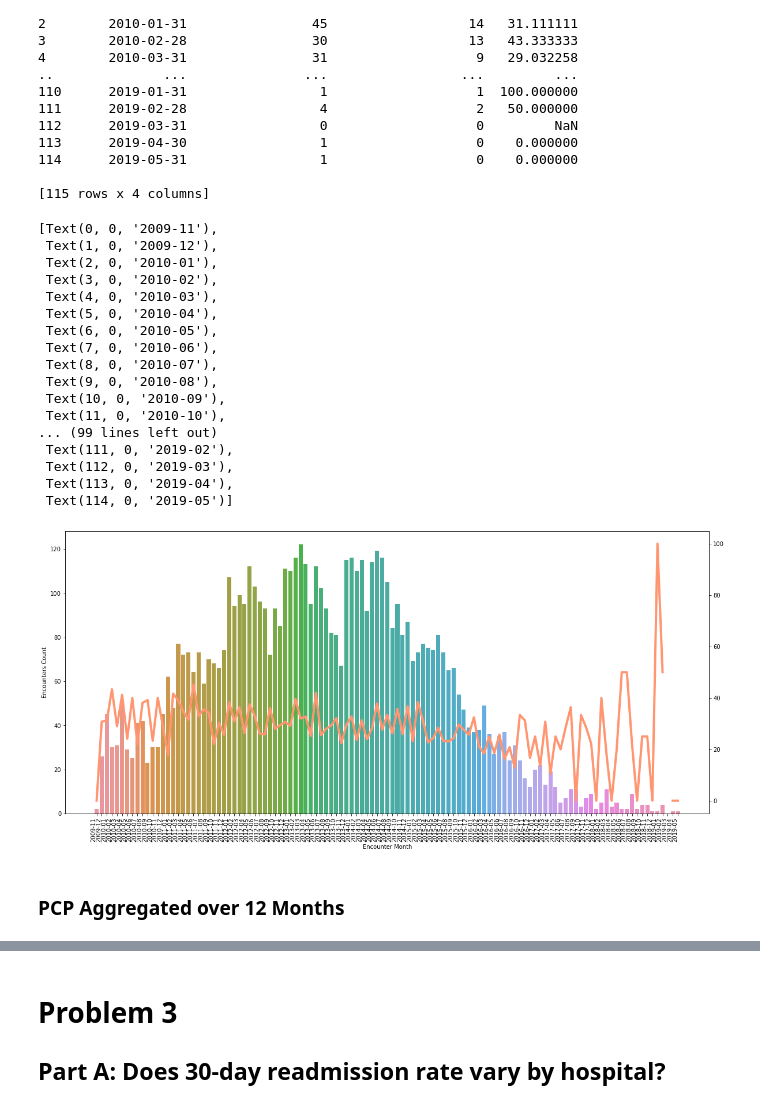
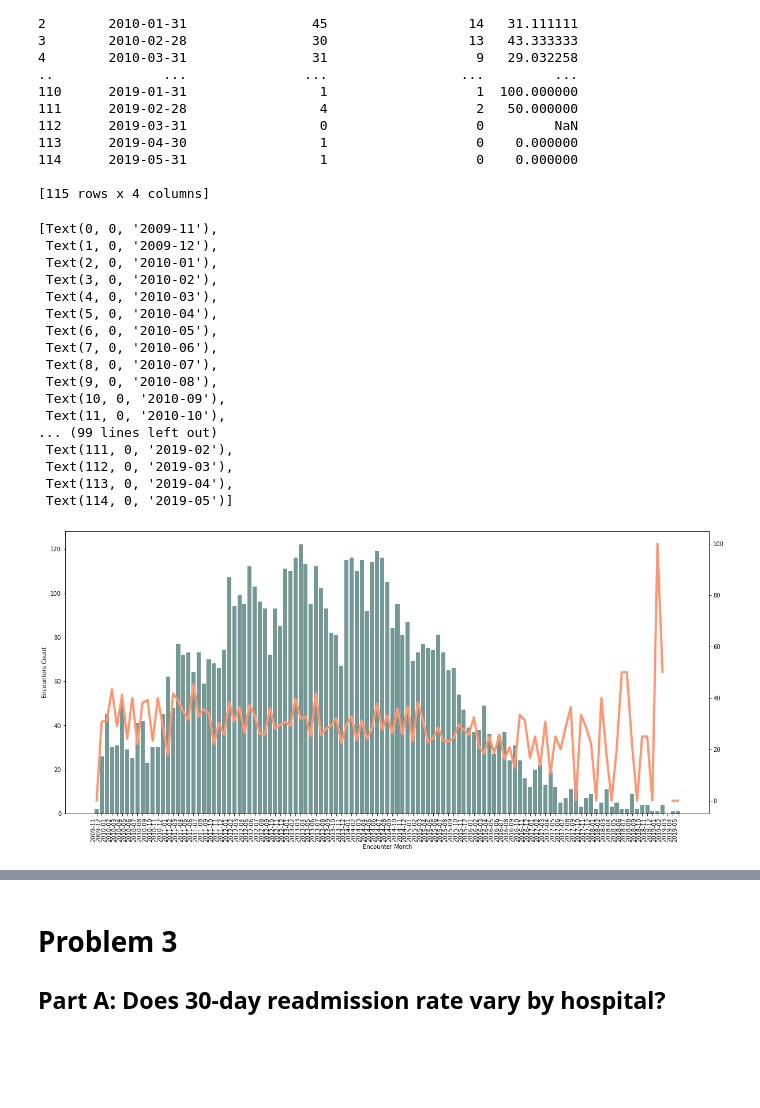
Before and after one commit to jrioross/ursa_health_hospital_readmissions, a Jupyter notebook: ursa_health.ipynb, the cells around one changed output, grey strips where cells are left out. Cells and saved outputs as stored; diff of their text form; code cells hidden in the pictures; blank space fills up the shorter version.

```diff
--- a/ursa_health.ipynb
+++ b/ursa_health.ipynb
@@ -63,7 +65,7 @@ members['Empirically Attributed PCP Group Provider NPI'] = (members['Empirically
 admissions['Encounter Start Date'] = pd.to_datetime(admissions['Encounter Start Date'], format='%Y-%m-%d')
 admissions['Encounter End Date'] = pd.to_datetime(admissions['Encounter End Date'], format='%Y-%m-%d')
 admissions['Facility Provider NPI'] = (admissions['Facility Provider NPI'].astype("string")
-                                       #.str.replace(".0","")
+                                       .str.replace("\.0","")
                                        .astype("category"))
 admissions['Attending Provider NPI'] = (admissions['Attending Provider NPI'].astype("string")
                                         .str.replace("\.0","")
@@ -346,39 +364,37 @@ ax1 = sns.barplot(x = "Encounter Month",
                   y = "Encounters Count",
                   data = monthly_u7_rates,
                   estimator = sum,
-               #   color = '#0e5d59',
+                  color = '#0e5d59',
+                  alpha = 0.6,
                   saturation = 0.75,
-               #   palette = p1,
+                  #palette = p1,
                   ci = None,
                   ax=ax1)
 
 ax2 = ax1.twinx()
 
 ax2.plot(ax1.get_xticks(), monthly_u7_rates['u7d_rate'], c = '#ff9671', linewidth = 4)
 
-
 x_dates = monthly_u7_rates['Encounter Month'].dt.strftime('%Y-%m').sort_values()
 ax1.set_xticklabels(labels=x_dates, rotation=90, ha='right')
-#ax1.xaxis.set_major_locator(mdates.MonthLocator(interval=3))
+#ax1.xaxis.set_major_locator(mdates.MonthLocator(interval=6))
 #ax1.xaxis.set_minor_locator(mdates.MonthLocator(interval = 1))
 # %% [output]
 [Text(0, 0, '2009-11'),
  Text(1, 0, '2009-12'),
  Text(2, 0, '2010-01'),
  Text(3, 0, '2010-02'),
  Text(4, 0, '2010-03'),
  Text(5, 0, '2010-04'),
  Text(6, 0, '2010-05'),
  Text(7, 0, '2010-06'),
  Text(8, 0, '2010-07'),
  Text(9, 0, '2010-08'),
  Text(10, 0, '2010-09'),
  Text(11, 0, '2010-10'),
 ... (99 lines left out)
  Text(111, 0, '2019-02'),
  Text(112, 0, '2019-03'),
  Text(113, 0, '2019-04'),
  Text(114, 0, '2019-05')]
-[figure, old version]
+[figure, new version]
-# %% [markdown]
-### PCP Aggregated over 12 Months
```
Also changed, not shown: parts of 18 cells of this notebook.
